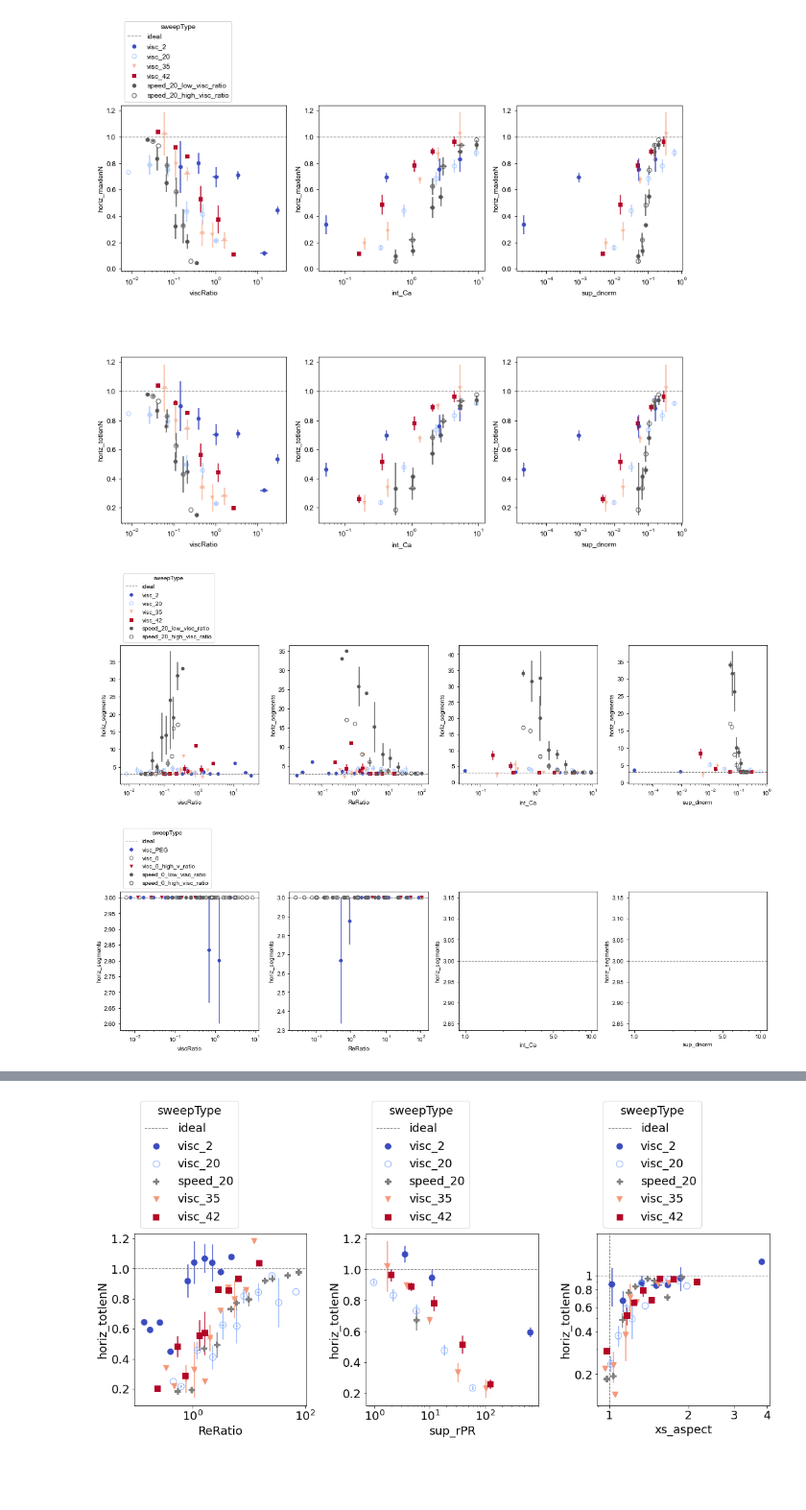
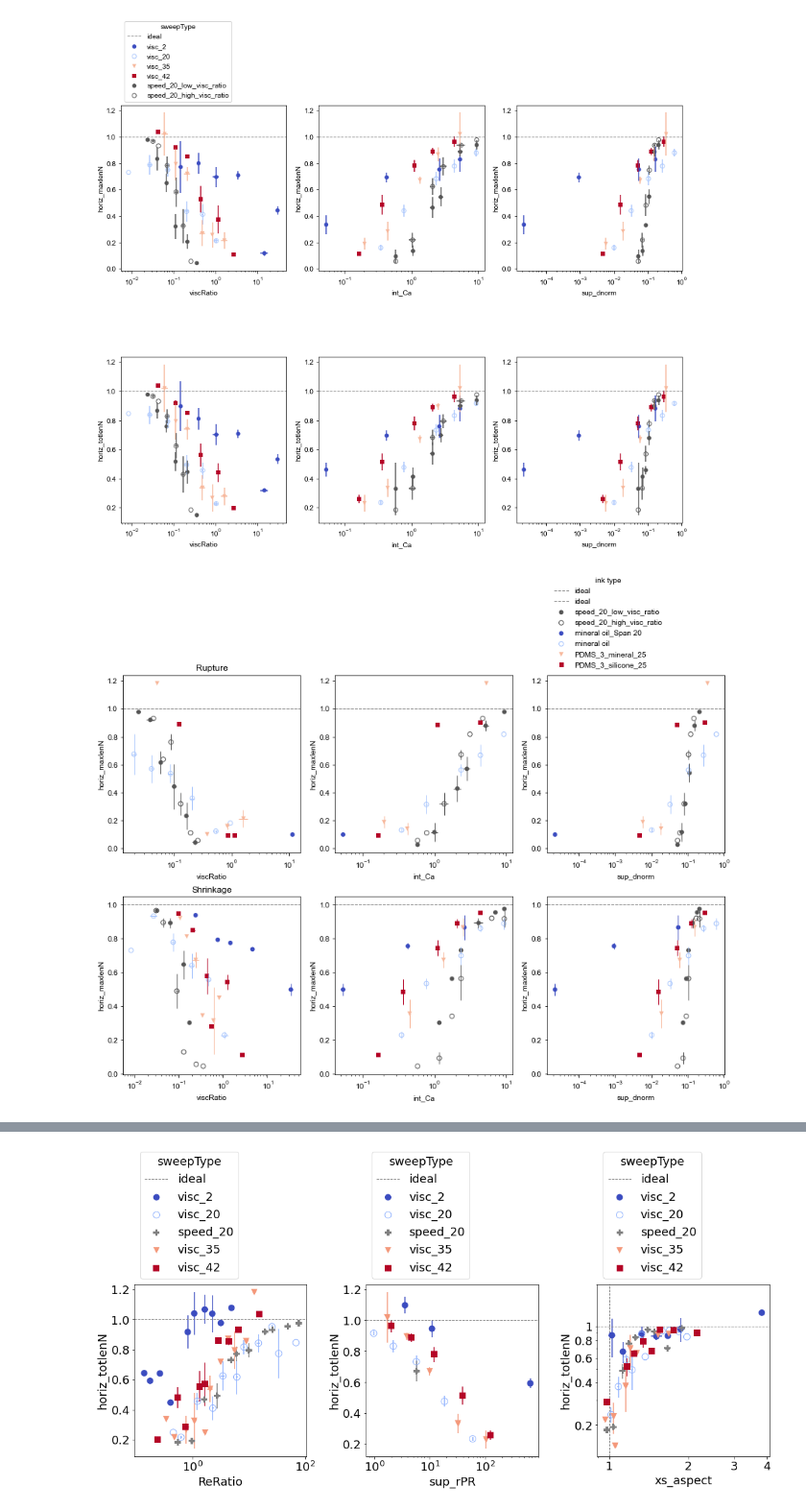
Before and after one commit to usnistgov/embedded3DPvids, a Jupyter notebook: ipynb/vidSummaries_horiz.ipynb, the cells around one changed output, grey strips where cells are left out. Shown at 96% size. Drawn from its saved outputs; the diff is of its cells as text; code cells hidden in the pictures; blank space fills up the shorter version.

Commit message:
adjusted segmentation settings

```diff
--- a/ipynb/vidSummaries_horiz.ipynb
+++ b/ipynb/vidSummaries_horiz.ipynb
@@ -26,4 +26,6 @@ LOGGERDEFINED = logs.openLog('vidSummaries.ipynb', LOGGERDEFINED, level='DEBUG',
 ## analyzing data
 # %%
 ss,u = me.importStillsSummary(diag=True)
+seg, useg = me.importStillsSummary(file='segmentsSummary.csv', diag=False)
+ss['horiz_segments'] = seg['horiz_segments']
 # %% [output]
@@ -57,16 +53,20 @@ fig.tight_layout()
 # %% [output]
 [figure]
 # %%
-ss1 = seg.copy()
+ss1 = ss.copy()
 ss1 = ss1[ss1.sigma>0]
-ss2 = seg.copy()
-ss2 = ss2[ss2.sigma==0]
+ss1 = ss1[ss1.horiz_segments>3]
+ss2 = ss.copy()
+ss2 = ss2[ss2.sigma>0]
+ss2 = ss2[ss2.horiz_segments==3]
 ss1 = ss1.sort_values(by='sigma')
-fig,axs = plt.subplots(2,4,figsize=(16,12))
-for j,s2 in enumerate(['viscRatio', 'ReRatio', 'int_Ca', 'sup_dnorm']):
-    for i,ssi in enumerate([ss1, ss2]):
-        mp.scatterSS(ssi[ssi.sweepType.str.startswith('visc')], s2, 'horiz_segments', 'sweepType', logx=True, logy=False, yideal=(3), ax=axs[i][j], fig=fig, legend=(j==0), dx=0.1)
-        mp.scatterSS(ssi[ssi.sweepType.str.startswith('speed')], s2, 'horiz_segments', 'sweepType', logx=True, logy=False, ax=axs[i][j], fig=fig, legend=(j==0), color='#555555', dx=0.1)
+ss2 = ss2.sort_values(by='sigma')
+fig,axs = plt.subplots(2,3,figsize=(12,10))
+for j,s2 in enumerate(['viscRatio', 'int_Ca', 'sup_dnorm']):
+    for i,ssi in enumerate([ss1,ss2]):
+        mp.sweepTypeSS(ssi, s2, 'horiz_maxlenN', logx=True, logy=False, yideal=1, ax=axs[i][j], fig=fig, legend=((j==2)&(i==0)), dx=0.2)
+axs[0][0].set_title('Rupture')
+axs[1][0].set_title('Shrinkage')
 fig.tight_layout()
 # %% [output]
-[figure, old version]
+[figure, new version]
```
Also changed, not shown: parts of 10 cells of this notebook, 11 other files.
